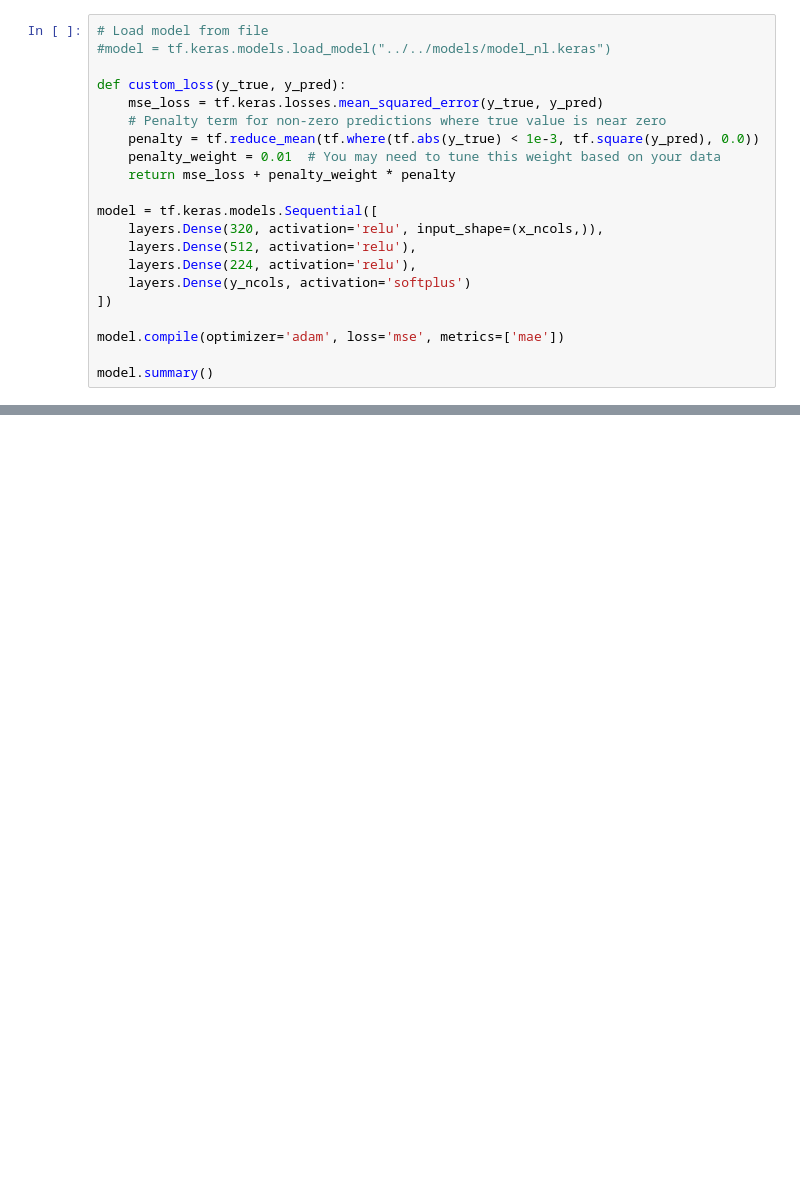
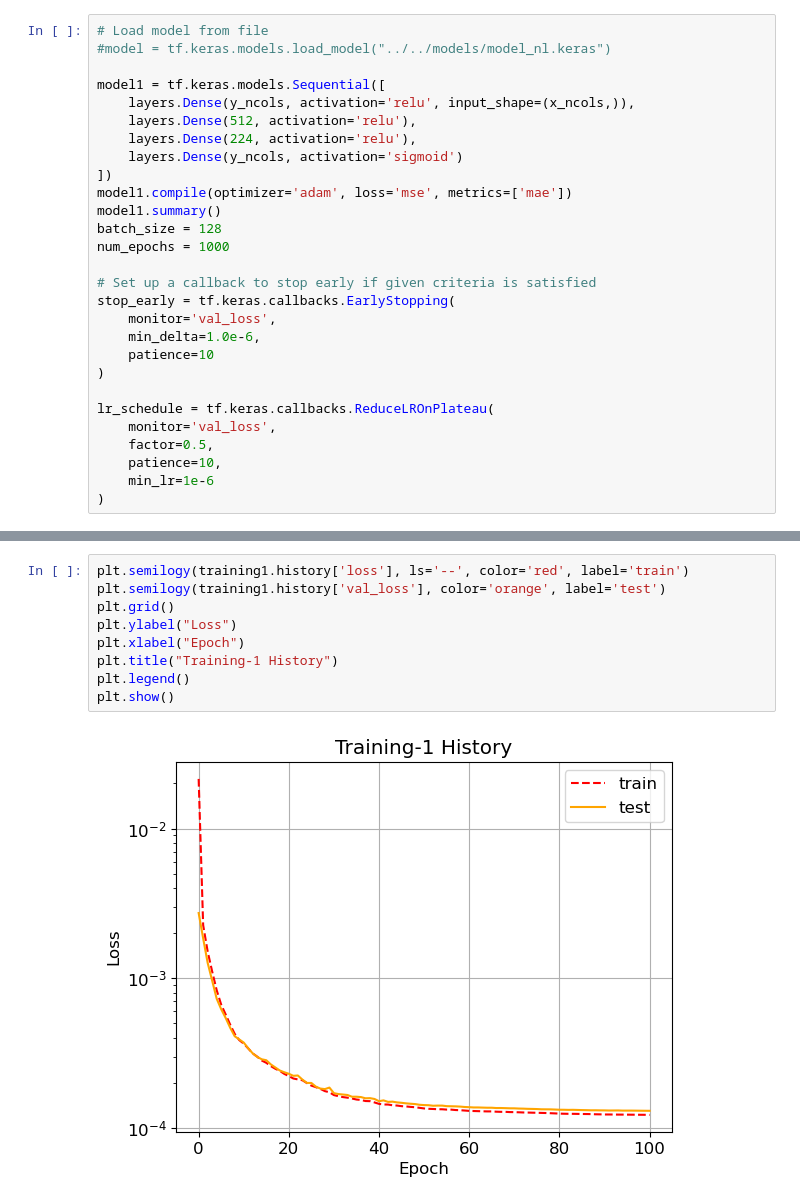
Before and after one commit to anikmh/emulator, a Jupyter notebook: train/mvsr/mvsr_nl.ipynb, the cells around one changed output, grey strips where cells are left out. Drawn from its saved outputs; the diff is of its cells as text; blank space fills up the shorter version.

```diff
--- a/train/mvsr/mvsr_nl.ipynb
+++ b/train/mvsr/mvsr_nl.ipynb
@@ -54,23 +71,30 @@ if os.path.exists(tuner_dir):
 # Load model from file
 #model = tf.keras.models.load_model("../../models/model_nl.keras")
 
-def custom_loss(y_true, y_pred):
-    mse_loss = tf.keras.losses.mean_squared_error(y_true, y_pred)
-    # Penalty term for non-zero predictions where true value is near zero
-    penalty = tf.reduce_mean(tf.where(tf.abs(y_true) < 1e-3, tf.square(y_pred), 0.0))
-    penalty_weight = 0.01  # You may need to tune this weight based on your data
-    return mse_loss + penalty_weight * penalty
-
-model = tf.keras.models.Sequential([
-    layers.Dense(320, activation='relu', input_shape=(x_ncols,)),
+model1 = tf.keras.models.Sequential([
+    layers.Dense(y_ncols, activation='relu', input_shape=(x_ncols,)),
     layers.Dense(512, activation='relu'),
     layers.Dense(224, activation='relu'),
-    layers.Dense(y_ncols, activation='softplus')
+    layers.Dense(y_ncols, activation='sigmoid')
 ])
+model1.compile(optimizer='adam', loss='mse', metrics=['mae'])
+model1.summary()
+batch_size = 128
+num_epochs = 1000
 
-model.compile(optimizer='adam', loss='mse', metrics=['mae'])
+# Set up a callback to stop early if given criteria is satisfied
+stop_early = tf.keras.callbacks.EarlyStopping(
+    monitor='val_loss',
+    min_delta=1.0e-6,
+    patience=10
+)
 
-model.summary()
+lr_schedule = tf.keras.callbacks.ReduceLROnPlateau(
+    monitor='val_loss',
+    factor=0.5,
+    patience=10,
+    min_lr=1e-6
+)
 # %% [output]
 Model: "sequential_4"
 ┏━━━━━━━━━━━━━━━━━━━━━━━━━━━━━━━━━┳━━━━━━━━━━━━━━━━━━━━━━━━┳━━━━━━━━━━━━━━━┓
@@ -90 +135,12 @@ Model: "sequential_4"
+# %%
+plt.semilogy(training1.history['loss'], ls='--', color='red', label='train')
+plt.semilogy(training1.history['val_loss'], color='orange', label='test')
+plt.grid()
+plt.ylabel("Loss")
+plt.xlabel("Epoch")
+plt.title("Training-1 History")
+plt.legend()
+plt.show()
+# %% [output]
+[figure, added]
 # %%
```
Also changed, not shown: parts of 12 cells of this notebook, 2 other files.
